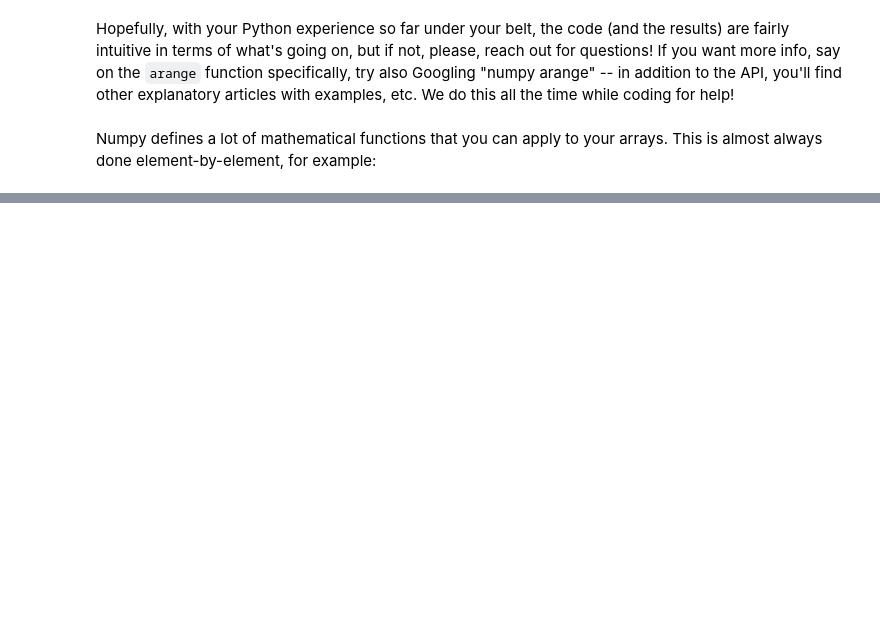
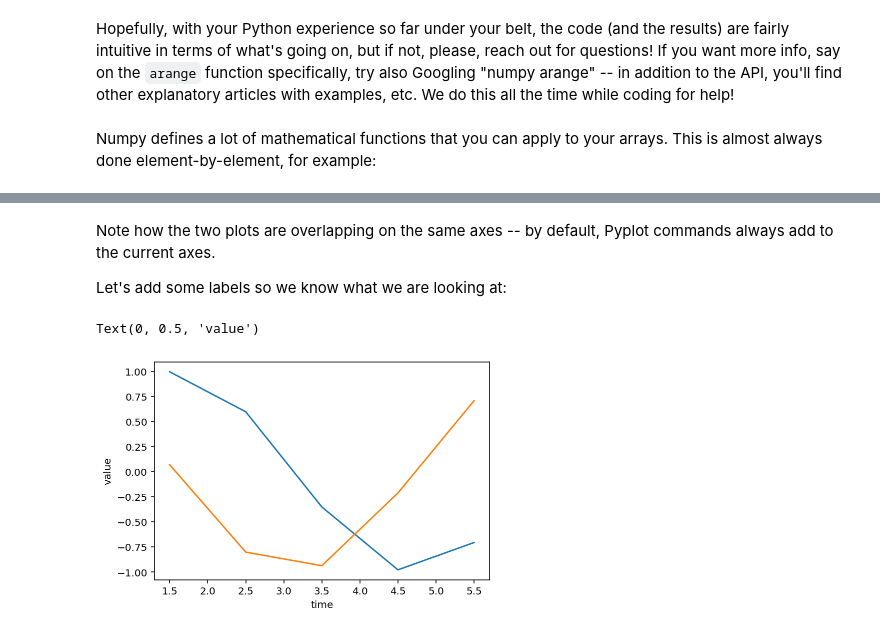
Before and after one commit to ttesileanu/nsbp-summer-2022, a Jupyter notebook: python_intro.ipynb, the cells around one changed output, grey strips where cells are left out. Cells and saved outputs as stored; diff of their text form; code cells hidden in the pictures; blank space fills up the shorter version.

```diff
--- a/python_intro.ipynb
+++ b/python_intro.ipynb
@@ -896,0 +904,12 @@ And never forget: reach out to us with any question; we are here for you to lear
+# %% [markdown]
+Note how the two plots are overlapping on the same axes -- by default, Pyplot commands always add to the current axes.
+
+Let's add some labels so we know what we are looking at:
+# %%
+plt.plot(last_arr, sin_arr)
+plt.plot(last_arr, cos_arr)
+plt.xlabel("time")
+plt.ylabel("value")
+# %% [output]
+Text(0, 0.5, 'value')
+[figure, added]
```
Also changed, not shown: parts of 13 cells of this notebook.
